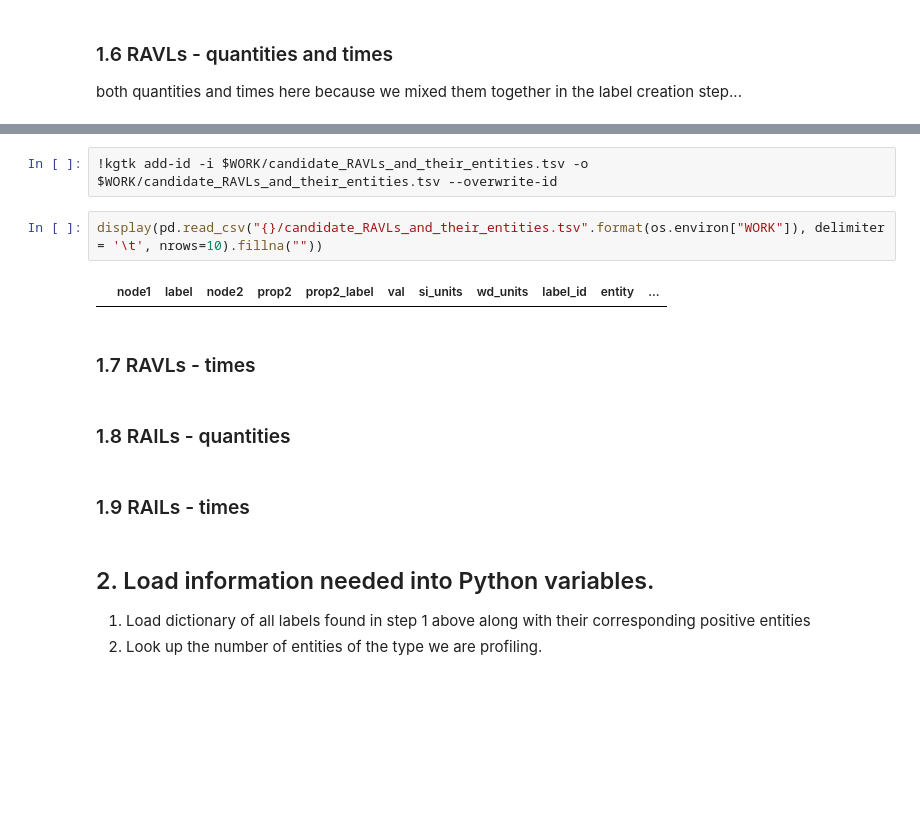
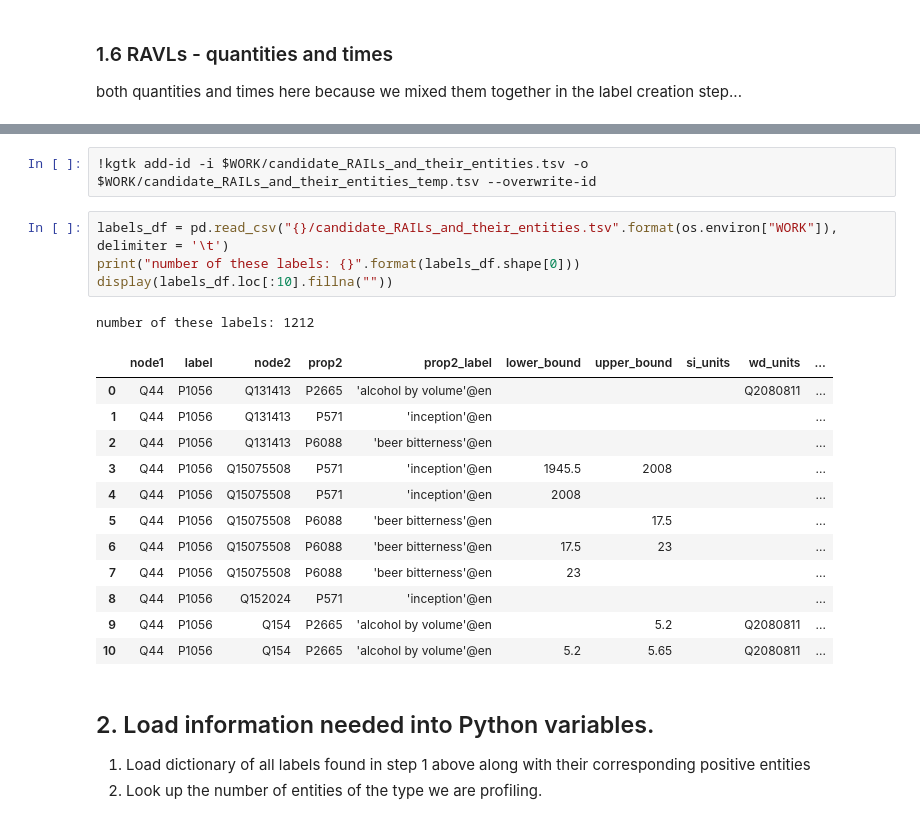
Before and after one commit to nicklein/kgtk, a Jupyter notebook: entity_profiling/select_final_label_set.ipynb, the cells around one changed output, grey strips where cells are left out. Cells and saved outputs as stored; diff of their text form; blank space fills up the shorter version.

Commit message:
finished loading labels and their entities in the final label set selection notebook. Added a missing beer to the cosine similarity heat-map in the embeddings notebook

```diff
--- a/entity_profiling/select_final_label_set.ipynb
+++ b/entity_profiling/select_final_label_set.ipynb
@@ -218,15 +268,23 @@ both quantities and times here because we mixed them together in the label creat
 # %%
-!kgtk add-id -i $WORK/candidate_RAVLs_and_their_entities.tsv -o $WORK/candidate_RAVLs_and_their_entities.tsv --overwrite-id
+!kgtk add-id -i $WORK/candidate_RAILs_and_their_entities.tsv -o $WORK/candidate_RAILs_and_their_entities_temp.tsv --overwrite-id
 # %%
-display(pd.read_csv("{}/candidate_RAVLs_and_their_entities.tsv".format(os.environ["WORK"]), delimiter = '\t', nrows=10).fillna(""))
+labels_df = pd.read_csv("{}/candidate_RAILs_and_their_entities.tsv".format(os.environ["WORK"]), delimiter = '\t')
+print("number of these labels: {}".format(labels_df.shape[0]))
+display(labels_df.loc[:10].fillna(""))
 # %% [output]
+number of these labels: 1212
-|  | node1 | label | node2 | prop2 | prop2_label | val | si_units | wd_units | label_id | entity | ... |
+|  | node1 | label | node2 | prop2 | prop2_label | lower_bound | upper_bound | si_units | wd_units | ... |
+| 0 | Q44 | P1056 | Q131413 | P2665 | 'alcohol by volume'@en |  |  |  | Q2080811 | ... |
+| 1 | Q44 | P1056 | Q131413 | P571 | 'inception'@en |  |  |  |  | ... |
+| 2 | Q44 | P1056 | Q131413 | P6088 | 'beer bitterness'@en |  |  |  |  | ... |
+| 3 | Q44 | P1056 | Q15075508 | P571 | 'inception'@en | 1945.5 | 2008 |  |  | ... |
+| 4 | Q44 | P1056 | Q15075508 | P571 | 'inception'@en | 2008 |  |  |  | ... |
+| 5 | Q44 | P1056 | Q15075508 | P6088 | 'beer bitterness'@en |  | 17.5 |  |  | ... |
+| 6 | Q44 | P1056 | Q15075508 | P6088 | 'beer bitterness'@en | 17.5 | 23 |  |  | ... |
+| 7 | Q44 | P1056 | Q15075508 | P6088 | 'beer bitterness'@en | 23 |  |  |  | ... |
+| 8 | Q44 | P1056 | Q152024 | P571 | 'inception'@en |  |  |  |  | ... |
+| 9 | Q44 | P1056 | Q154 | P2665 | 'alcohol by volume'@en |  | 5.2 |  | Q2080811 | ... |
+| 10 | Q44 | P1056 | Q154 | P2665 | 'alcohol by volume'@en | 5.2 | 5.65 |  | Q2080811 | ... |
-# %% [markdown]
-### 1.7 RAVLs - times
-# %% [markdown]
-### 1.8 RAILs - quantities
-# %% [markdown]
-### 1.9 RAILs - times
 # %% [markdown]
 ## 2. Load information needed into Python variables.
 1. Load dictionary of all labels found in step 1 above along with their corresponding positive entities
```
Also changed, not shown: parts of 14 cells of this notebook, 1 other file.
